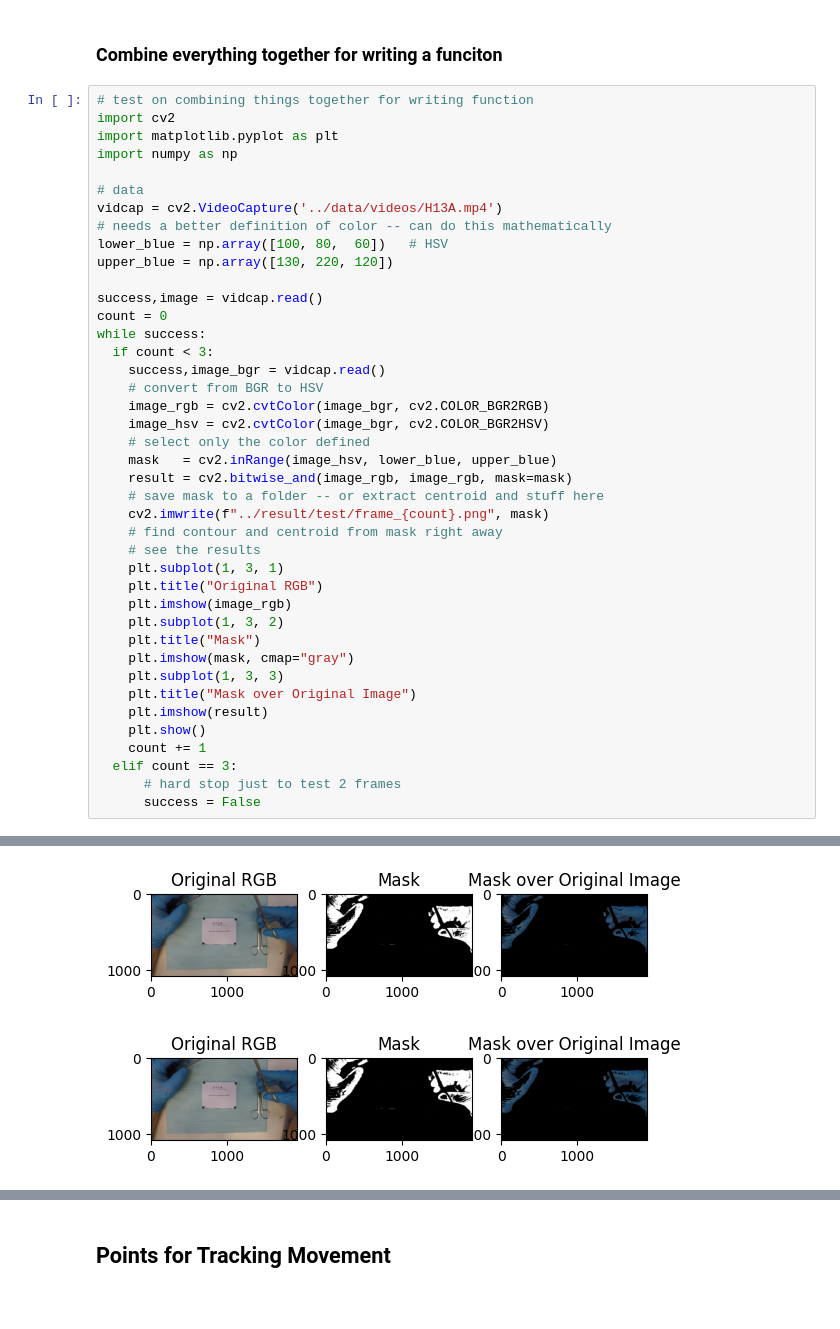
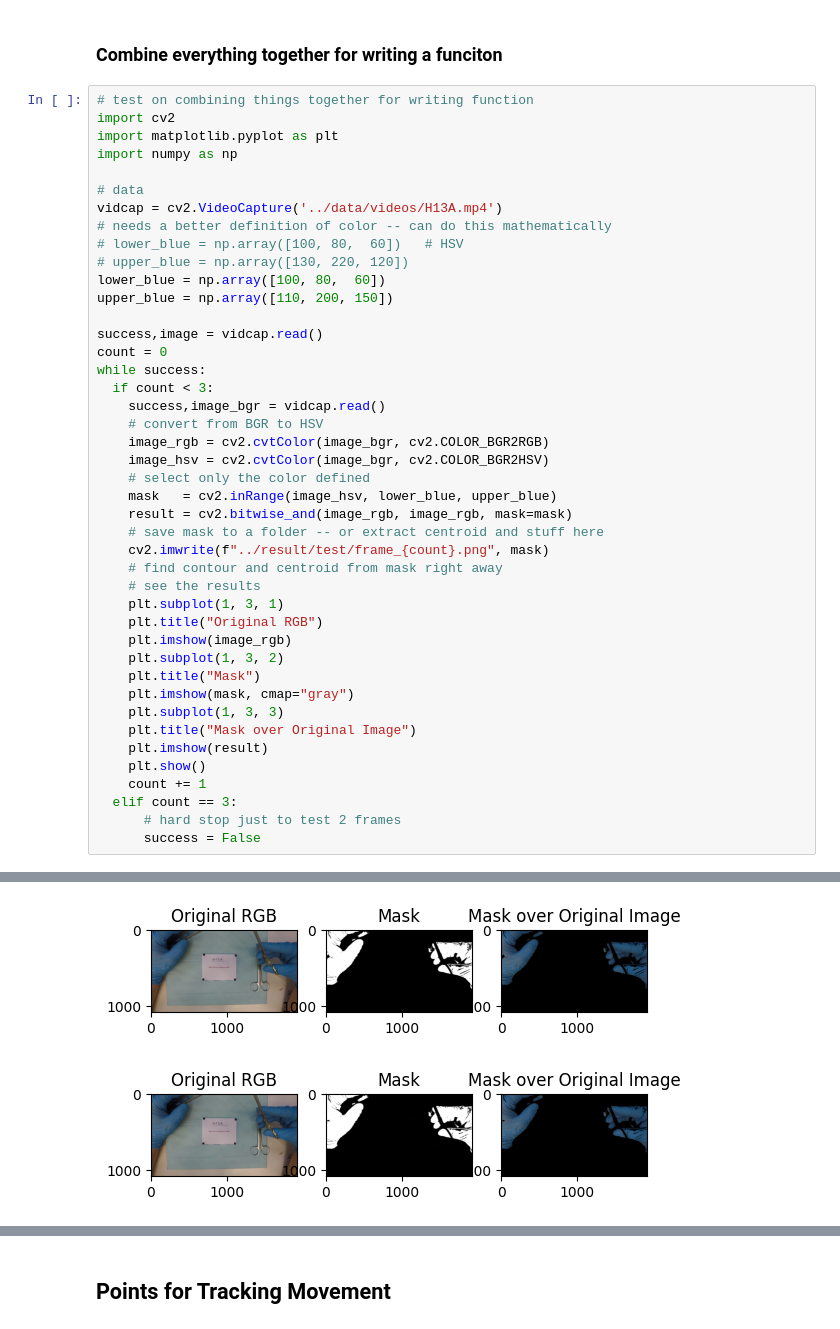
Before and after one commit to Napwillcode8848/OpenSutureNet, a Jupyter notebook: notebooks/segment_glove.ipynb, the cells around one changed output, grey strips where cells are left out. Drawn from its saved outputs; the diff is of its cells as text.

```diff
--- a/notebooks/segment_glove.ipynb
+++ b/notebooks/segment_glove.ipynb
@@ -202,8 +202,10 @@ import numpy as np
 # data
 vidcap = cv2.VideoCapture('../data/videos/H13A.mp4')
 # needs a better definition of color -- can do this mathematically
-lower_blue = np.array([100, 80,  60])   # HSV
-upper_blue = np.array([130, 220, 120])
+# lower_blue = np.array([100, 80,  60])   # HSV
+# upper_blue = np.array([130, 220, 120])
+lower_blue = np.array([100, 80,  60])
+upper_blue = np.array([110, 200, 150])
 
 success,image = vidcap.read()
 count = 0
@@ -239,2 +241,2 @@ while success:
-[figure, old version]
+[figure, new version]
-[figure, old version]
+[figure, new version]
```
Also changed, not shown: parts of 19 cells of this notebook.
